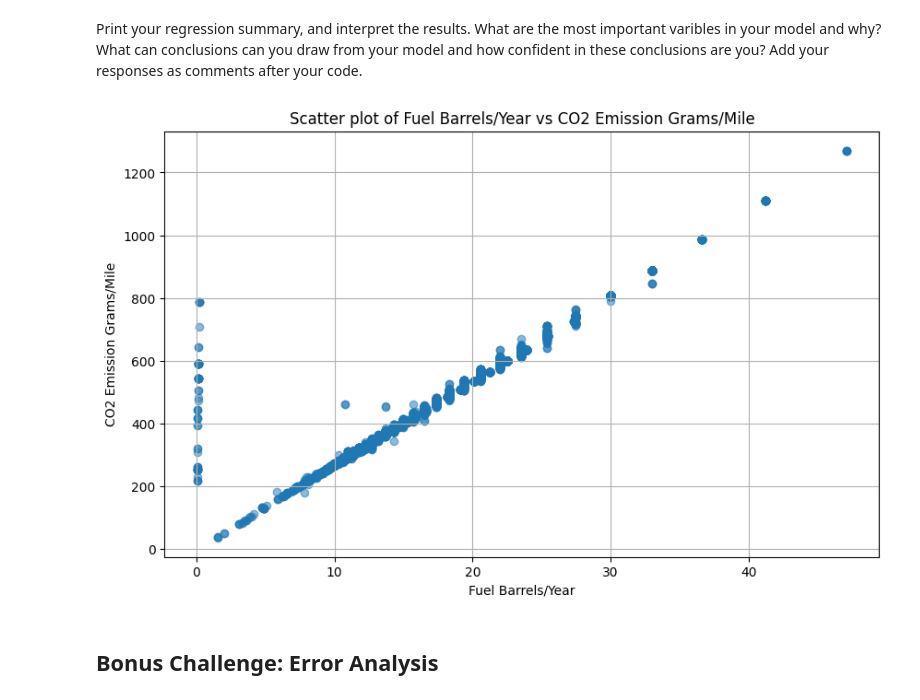
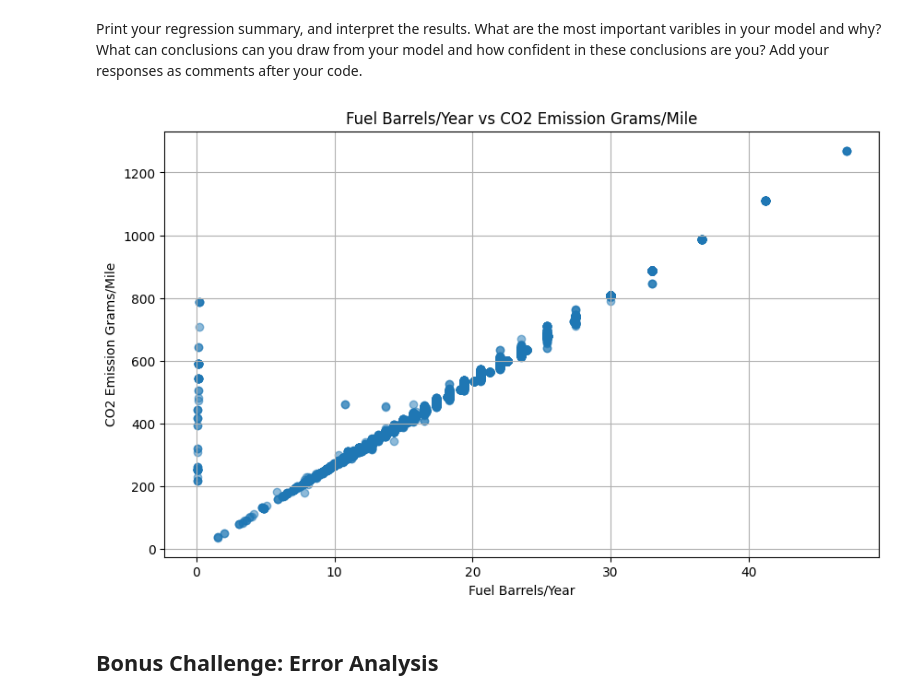
Before and after one commit to kurtisjw/lab-regression-analysis-en, a Jupyter notebook: your-code/lab-regression-analysis.ipynb, the cells around one changed output. Saved outputs shown, nothing was run; the diff lists cells and outputs as text; code cells hidden in the pictures.

```diff
--- a/your-code/lab-regression-analysis.ipynb
+++ b/your-code/lab-regression-analysis.ipynb
@@ -275,14 +275,14 @@ Print your regression summary, and interpret the results. What are the most impo
 # %%
 # Scatter plot to show correlation between CO2 Emissions and Fuel Barrels/Year
 plt.figure(figsize=(10, 6))
 plt.scatter(selected_data['Fuel Barrels/Year'], selected_data['CO2 Emission Grams/Mile'], alpha=0.5)
-plt.title('Scatter plot of Fuel Barrels/Year vs CO2 Emission Grams/Mile')
+plt.title('Fuel Barrels/Year vs CO2 Emission Grams/Mile')
 plt.xlabel('Fuel Barrels/Year')
 plt.ylabel('CO2 Emission Grams/Mile')
 plt.grid(True)
 plt.show()
 # %% [output]
-[figure, old version]
+[figure, new version]
 # %% [markdown]
 ## Bonus Challenge: Error Analysis
 # %% [markdown]
```
